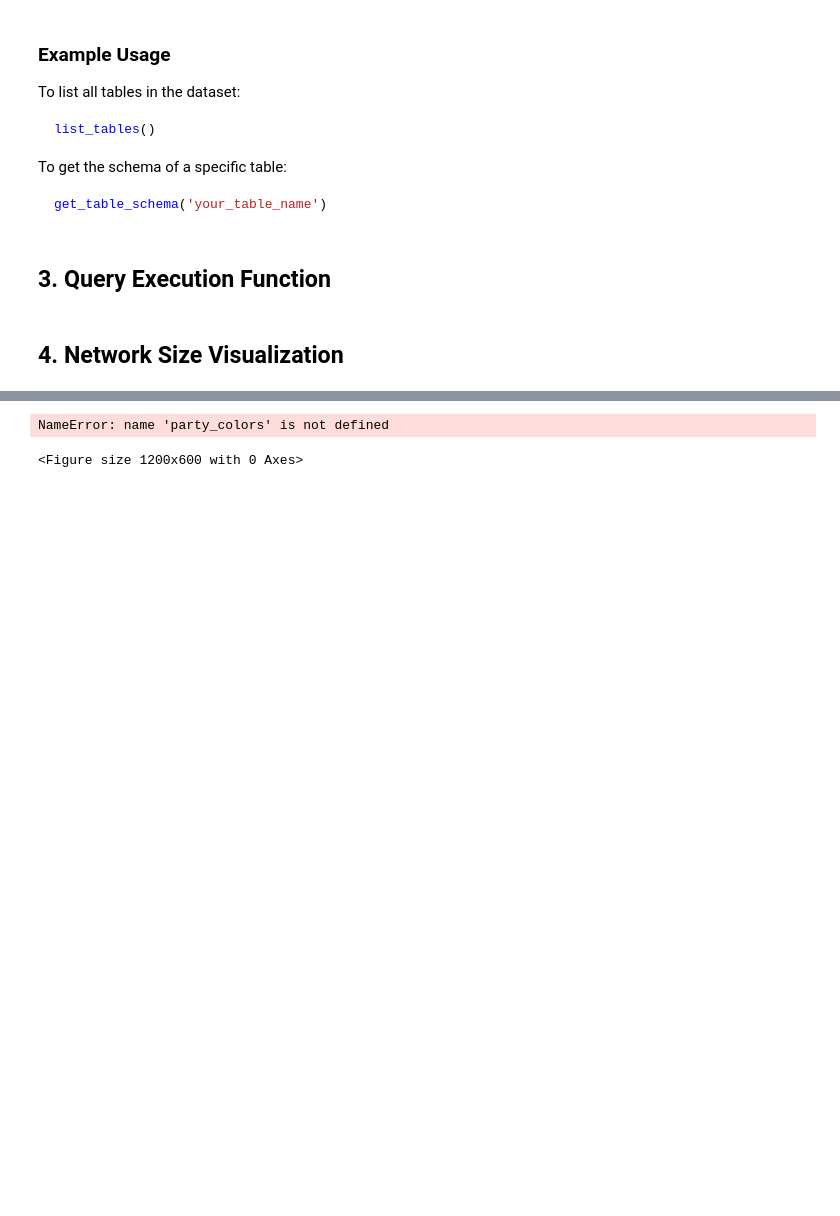
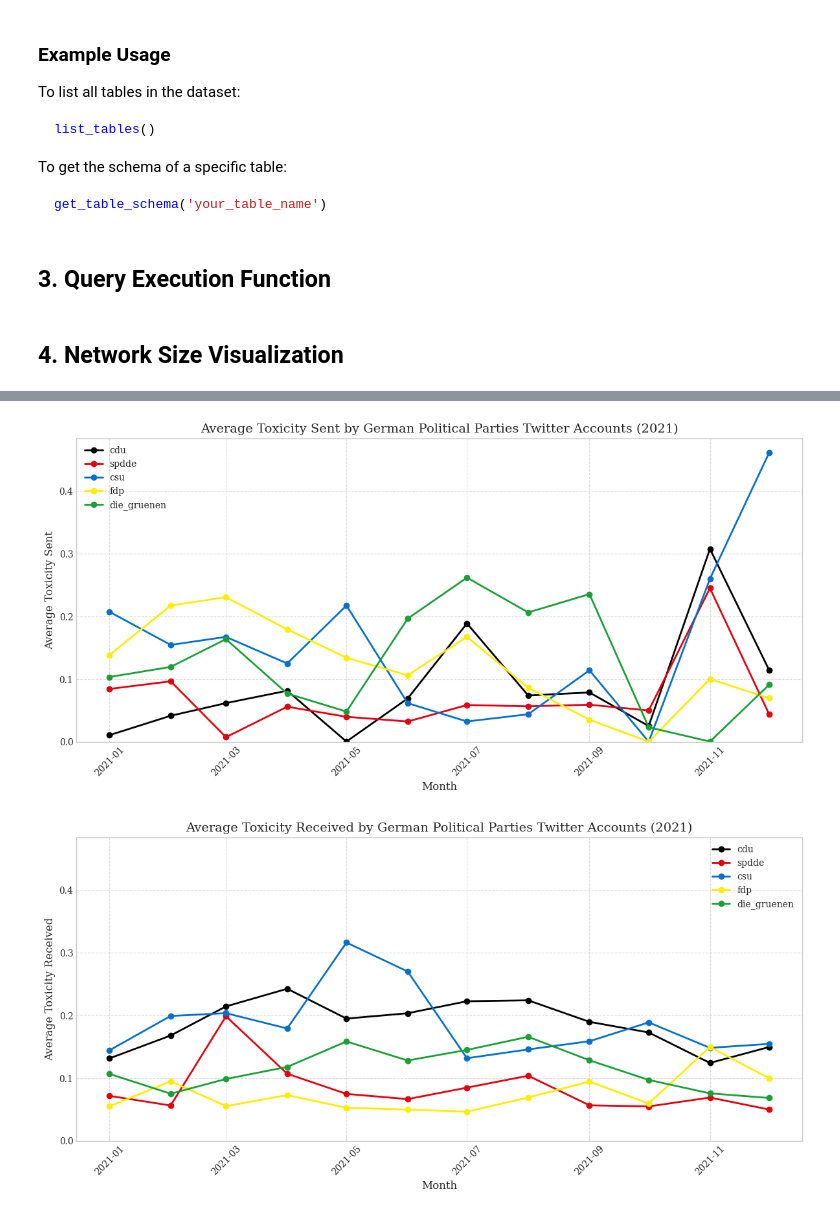
Before and after one commit to enzetta/twitter-analysis-python, a Jupyter notebook: notebooks/network_analysis.ipynb, the cells around one changed output, grey strips where cells are left out. Drawn from its saved outputs; the diff is of its cells as text; code cells hidden in the pictures; blank space fills up the shorter version.

```diff
--- a/notebooks/network_analysis.ipynb
+++ b/notebooks/network_analysis.ipynb
@@ -127,7 +127,7 @@ def run_query(query, use_cache=True):
 # %% [markdown]
 ## 4. Network Size Visualization
 # %%
-# Query toxicity metrics for specific German political party accounts
+# Query toxicity metrics for specific German political party accounts for 2021 only
 party_toxicity_query = f"""
 SELECT
     CAST(month_start AS STRING) as month_start_str,
@@ -136,15 +136,13 @@ SELECT
     toxicity_received_avg
 FROM `grounded-nebula-408412.python_src.python_network_users_node_metrics`
 WHERE node_id IN ('cdu', 'spdde', 'csu', 'fdp', 'die_gruenen')
+  AND month_start >= '2021-01-01'
+  AND month_start < '2022-01-01'
 ORDER BY month_start, node_id
 """
 
 # Run the query
 party_df = run_query(party_toxicity_query)
-
-# Print the first few rows to debug
-print("\nRaw query results:")
-print(party_df.head())
 
 # Define colors for each party
 party_colors = {
@@ -168,6 +166,13 @@ else:
         # Convert string date to datetime
         party_df["month_start"] = pd.to_datetime(party_df["month_start_str"])
 
+        # Find the global maximum value for both metrics to standardize scales
+        max_toxicity_sent = party_df["toxicity_sent_avg"].max()
+        max_toxicity_received = party_df["toxicity_received_avg"].max()
+        global_max = (
+            max(max_toxicity_sent, max_toxicity_received) * 1.05
+        )  # Add 5% margin
+
         # Create figure for toxicity sent
         plt.figure(figsize=(12, 6))
         for party in ["cdu", "spdde", "csu", "fdp", "die_gruenen"]:
@@ -184,12 +189,16 @@ else:
             else:
                 print(f"No data found for party: {party}")
 
-        plt.title("Average Toxicity Sent by German Political Parties")
+        plt.title("Average Toxicity Sent by German Political Parties Twitter Accounts (2021)")
         plt.xlabel("Month")
         plt.ylabel("Average Toxicity Sent")
         plt.legend(loc="best")
         plt.grid(True, linestyle="--", alpha=0.7)
+        plt.gca().xaxis.set_major_formatter(mdates.DateFormatter("%Y-%m"))
+        plt.ylim(0, global_max)  # Set y-axis to start at 0 and end at global max
         plt.xticks(rotation=45)
+        plt.tick_params(top=False)  # Remove top ticks
+        plt.tick_params(right=False)  # Remove right ticks
         plt.tight_layout()
         plt.show()
 
@@ -209,58 +218,16 @@ else:
             else:
                 print(f"No data found for party: {party}")
 
-        plt.title("Average Toxicity Received by German Political Parties")
+        plt.title("Average Toxicity Received by German Political Parties Twitter Accounts (2021)")
         plt.xlabel("Month")
         plt.ylabel("Average Toxicity Received")
         plt.legend(loc="best")
         plt.grid(True, linestyle="--", alpha=0.7)
+        plt.gca().xaxis.set_major_formatter(mdates.DateFormatter("%Y-%m"))
+        plt.ylim(0, global_max)  # Set y-axis to start at 0 and end at global max
         plt.xticks(rotation=45)
+        plt.tick_params(top=False)  # Remove top ticks
+        plt.tick_params(right=False)  # Remove right ticks
         plt.tight_layout()
         plt.show()
-
-        # Optional: Create a combined visualization with subplots
-        fig, (ax1, ax2) = plt.subplots(2, 1, figsize=(14, 10), sharex=True)
-
-        # Toxicity sent subplot
-        for party in ["cdu", "spdde", "csu", "fdp", "die_gruenen"]:
-            party_data = party_df[party_df["node_id"] == party]
-            if not party_data.empty:
-                ax1.plot(
-                    party_data["month_start"],
-                    party_data["toxicity_sent_avg"],
-                    marker="o",
-                    linewidth=2,
-                    color=party_colors.get(party),
-                    label=party,
-                )
-
-        ax1.set_title("Average Toxicity Sent by German Political Parties")
-        ax1.set_ylabel("Average Toxicity")
-        ax1.legend(loc="best")
-        ax1.grid(True, linestyle="--", alpha=0.7)
-
-        # Toxicity received subplot
-        for party in ["cdu", "spdde", "csu", "fdp", "die_gruenen"]:
-            party_data = party_df[party_df["node_id"] == party]
-            if not party_data.empty:
-                ax2.plot(
-                    party_data["month_start"],
-                    party_data["toxicity_received_avg"],
-                    marker="o",
-                    linewidth=2,
-                    color=party_colors.get(party),
-                    label=party,
-                )
-
-        ax2.set_title("Average Toxicity Received by German Political Parties")
-        ax2.set_xlabel("Month")
-        ax2.set_ylabel("Average Toxicity")
-        ax2.legend(loc="best")
-        ax2.grid(True, linestyle="--", alpha=0.7)
-
-        # Format dates on x-axis
-        ax2.xaxis.set_major_formatter(mdates.DateFormatter("%Y-%m"))
-        plt.xticks(rotation=45)
-        plt.tight_layout()
-        plt.show()
 # %% [output]
@@ -277,2 +236,2 @@ Raw query results:
-NameError: name 'party_colors' is not defined
-<Figure size 1200x600 with 0 Axes>
+[figure, added]
+[figure, added]
```
Also changed, not shown: parts of 2 cells of this notebook.
